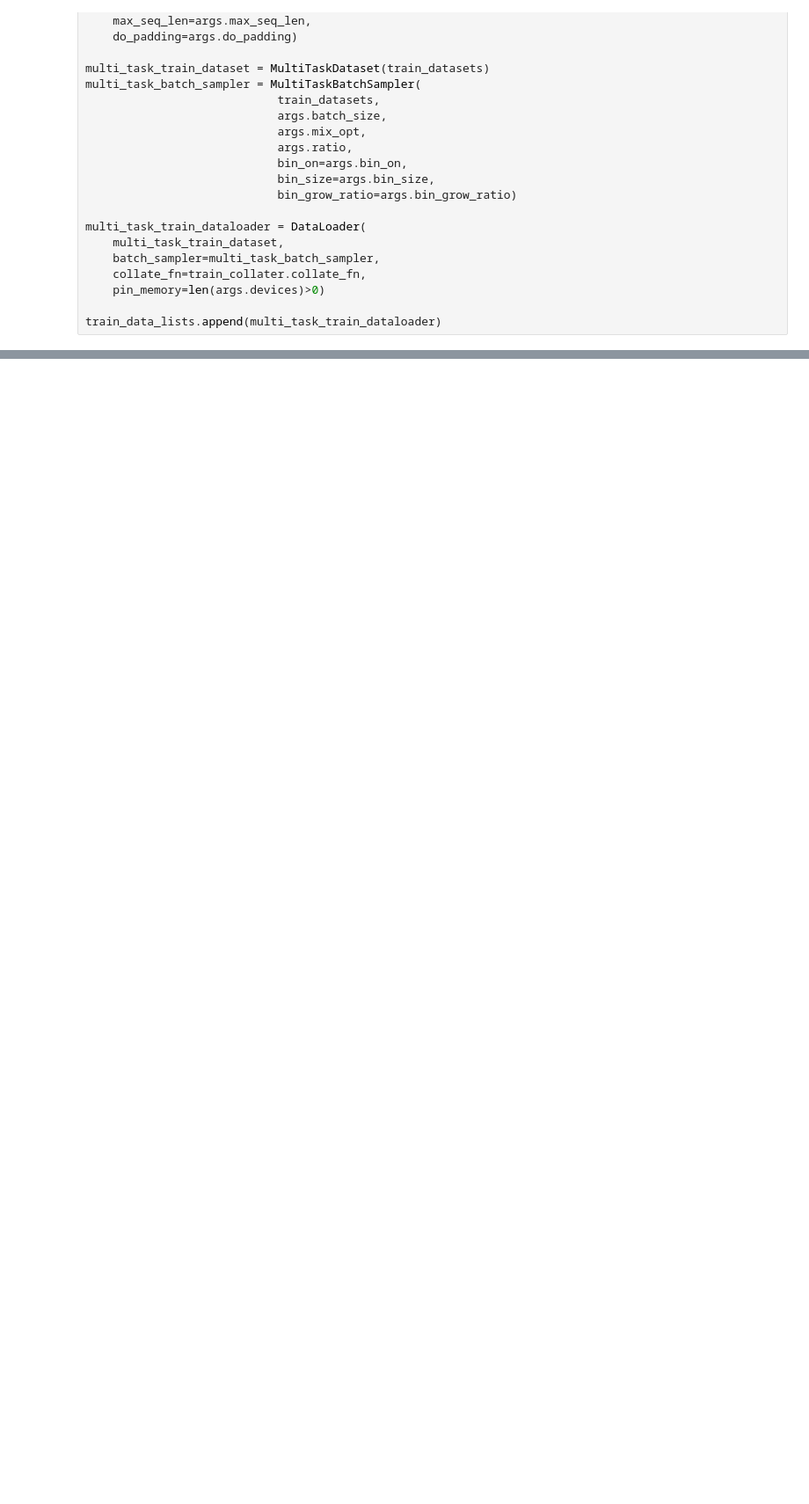
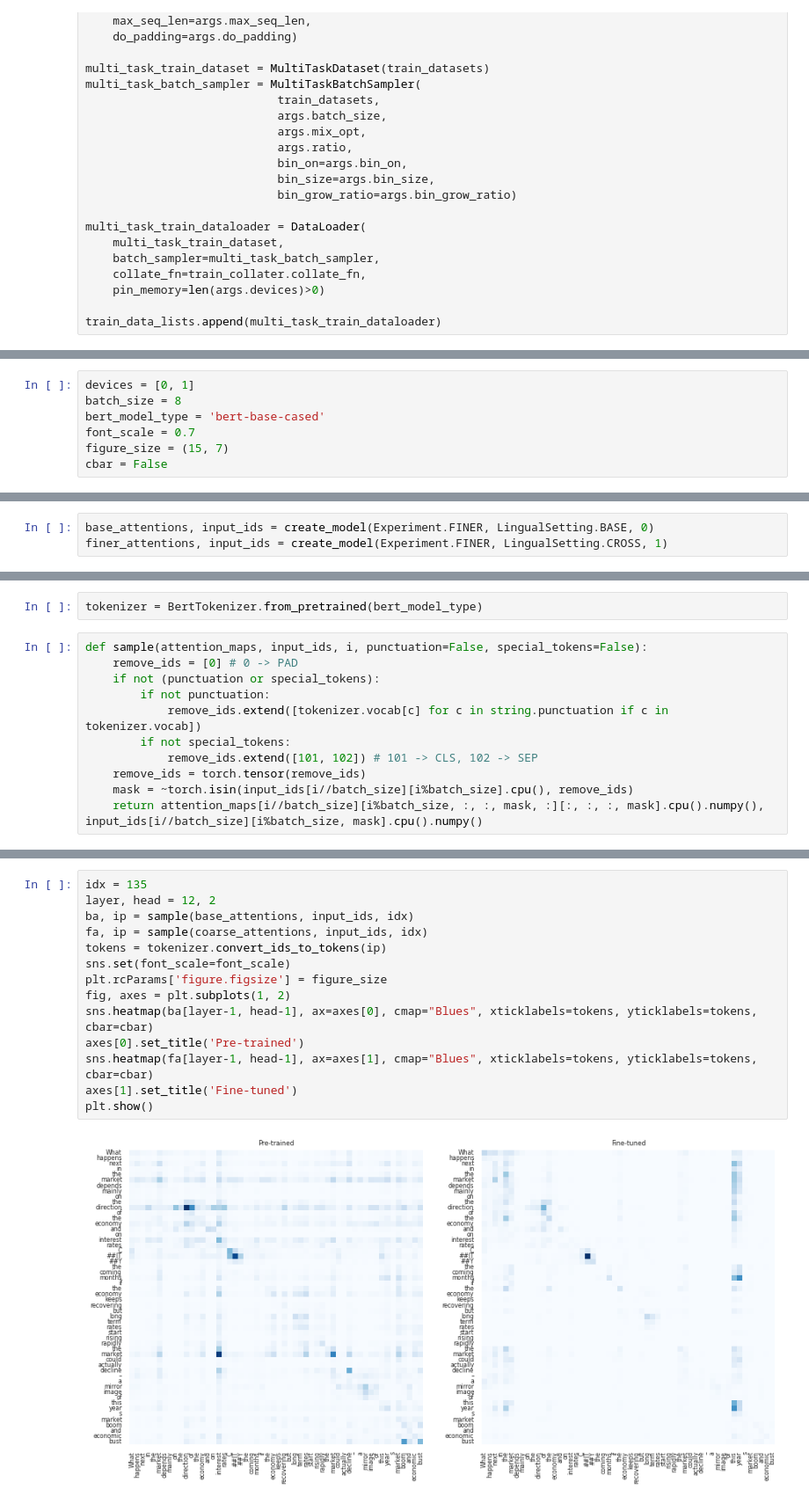
Before and after one commit to Aadil101/bert-probing, a Jupyter notebook: pipeline.ipynb, the cells around one changed output, grey strips where cells are left out. Shown: that part at 88% size. Saved outputs shown, nothing was run; the diff lists cells and outputs as text; blank space fills up the shorter version.

```diff
--- a/pipeline.ipynb
+++ b/pipeline.ipynb
@@ -715,0 +948,7 @@ loading from checkpoint/my_pawsx_exp_1/model_1_6176.pt
+# %%
+devices = [0, 1]
+batch_size = 8
+bert_model_type = 'bert-base-cased'
+font_scale = 0.7
+figure_size = (15, 7)
+cbar = False
@@ -715,0 +1037,3 @@ loading from checkpoint/my_pawsx_exp_1/model_1_6176.pt
+# %%
+base_attentions, input_ids = create_model(Experiment.FINER, LingualSetting.BASE, 0)
+finer_attentions, input_ids = create_model(Experiment.FINER, LingualSetting.CROSS, 1)
@@ -715,0 +1084,13 @@ loading from checkpoint/my_pawsx_exp_1/model_1_6176.pt
+# %%
+tokenizer = BertTokenizer.from_pretrained(bert_model_type)
+# %%
+def sample(attention_maps, input_ids, i, punctuation=False, special_tokens=False):
+    remove_ids = [0] # 0 -> PAD
+    if not (punctuation or special_tokens):
+        if not punctuation:
+            remove_ids.extend([tokenizer.vocab[c] for c in string.punctuation if c in tokenizer.vocab])
+        if not special_tokens:
+            remove_ids.extend([101, 102]) # 101 -> CLS, 102 -> SEP
+    remove_ids = torch.tensor(remove_ids)
+    mask = ~torch.isin(input_ids[i//batch_size][i%batch_size].cpu(), remove_ids)
+    return attention_maps[i//batch_size][i%batch_size, :, :, mask, :][:, :, :, mask].cpu().numpy(), input_ids[i//batch_size][i%batch_size, mask].cpu().numpy()
@@ -715,0 +1132,16 @@ loading from checkpoint/my_pawsx_exp_1/model_1_6176.pt
+# %%
+idx = 135
+layer, head = 12, 2
+ba, ip = sample(base_attentions, input_ids, idx)
+fa, ip = sample(coarse_attentions, input_ids, idx)
+tokens = tokenizer.convert_ids_to_tokens(ip)
+sns.set(font_scale=font_scale)
+plt.rcParams['figure.figsize'] = figure_size
+fig, axes = plt.subplots(1, 2)
+sns.heatmap(ba[layer-1, head-1], ax=axes[0], cmap="Blues", xticklabels=tokens, yticklabels=tokens, cbar=cbar)
+axes[0].set_title('Pre-trained')
+sns.heatmap(fa[layer-1, head-1], ax=axes[1], cmap="Blues", xticklabels=tokens, yticklabels=tokens, cbar=cbar)
+axes[1].set_title('Fine-tuned')
+plt.show()
+# %% [output]
+[figure, added]
```
Also changed, not shown: parts of 46 cells of this notebook, 48 other files.
